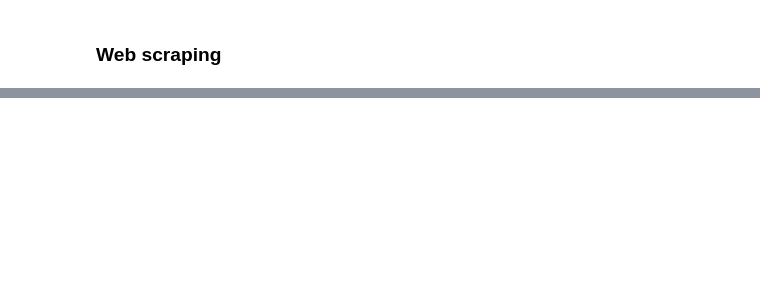
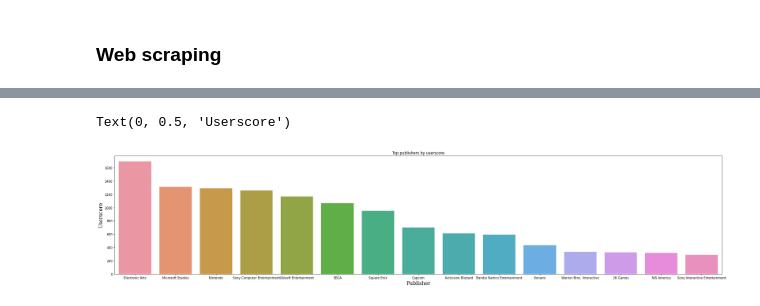
Before and after one commit to kokolight/MetacriticProject, a Jupyter notebook: DataScienceProject.ipynb, the cells around one changed output, grey strips where cells are left out. Cells and saved outputs as stored; diff of their text form; code cells hidden in the pictures; blank space fills up the shorter version.

```diff
--- a/DataScienceProject.ipynb
+++ b/DataScienceProject.ipynb
@@ -184,0 +268,3 @@ f.describe()
+# %%
+df = metacritic_games_data(100, 150)
+print(df)
@@ -184,0 +292,11 @@ f.describe()
+# %%
+# Loading the data
+df = load_csv("video_games_ratings.csv")
+# Drop first column
+df = df.iloc[:, 1:]
+df.drop(columns="onWiionMac")
+df['genres'] = df['genres'].apply(literal_eval)
+genres_df = pd.DataFrame({"genre", "rating"})
+for genres in df['genres']:
+  for genre in genres:
+    genres_df.append({"genre": genre, "rating": "A"}, ignore_index=True)
@@ -184,0 +369,3 @@ f.describe()
+# %%
+# Removing outliers
+df = outlier_detection_iqr(df).dropna()
@@ -184,0 +395,19 @@ f.describe()
+# %%
+def one_dim_plot(sr, plot_type, axis):
+    sr.plot(kind=plot_type, ax=axis)
+
+publishers = get_frequent_publishers(df, 'publisher', 10)
+fig, axes = plt.subplots(1,1, figsize=(35,7))
+
+# publishers count
+font = {'family': 'serif',
+        'weight': 'normal',
+        'size': 16}
+publishers_score = df.groupby("publisher")['userscore'].sum().sort_values(ascending=False).head(15)
+ax = sns.barplot(publishers_score.index, publishers_score)
+ax.set_title("Top publishers by userscore")
+ax.set_xlabel("Publisher", font)
+ax.set_ylabel("Userscore", font)
+# %% [output]
+Text(0, 0.5, 'Userscore')
+[figure, added]
```
Also changed, not shown: parts of 34 cells of this notebook.
